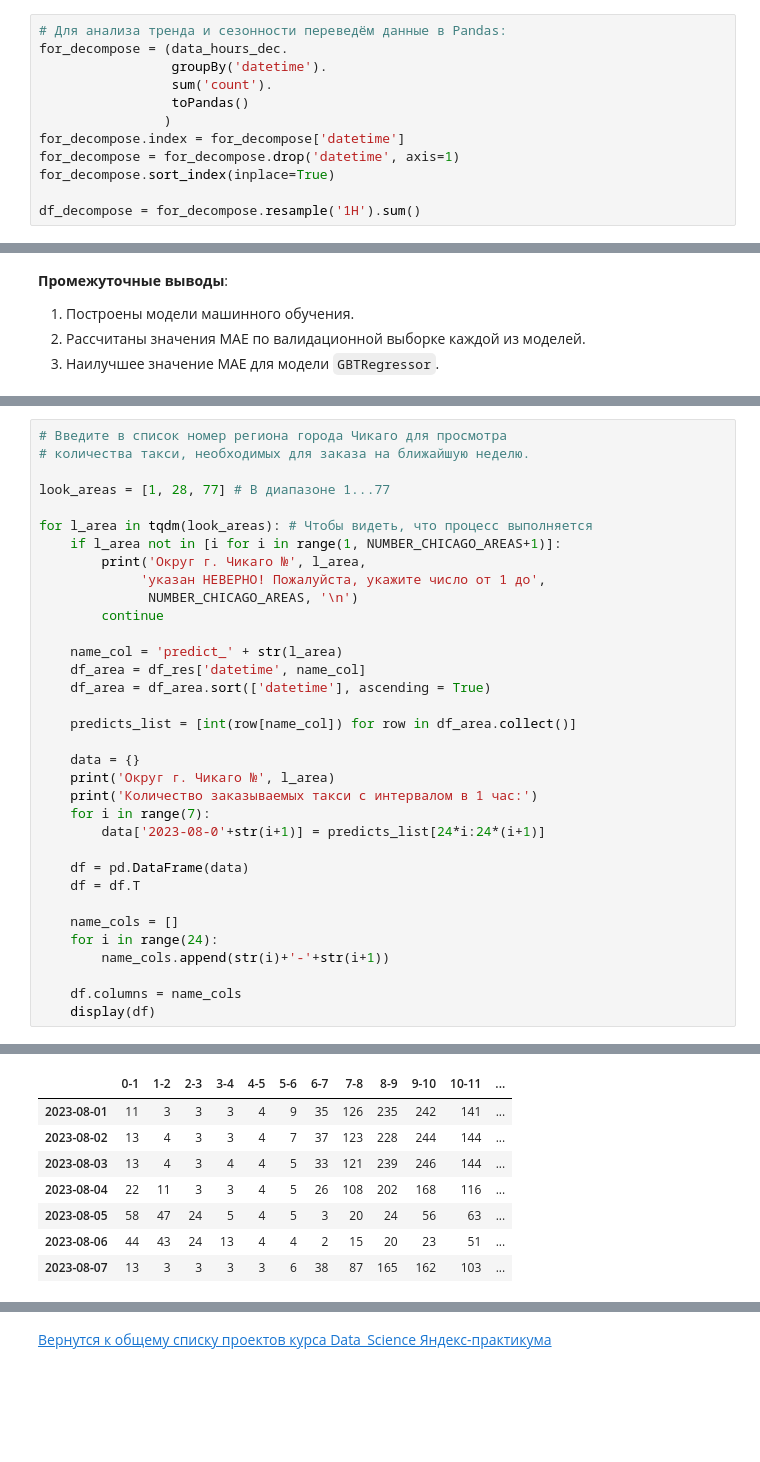
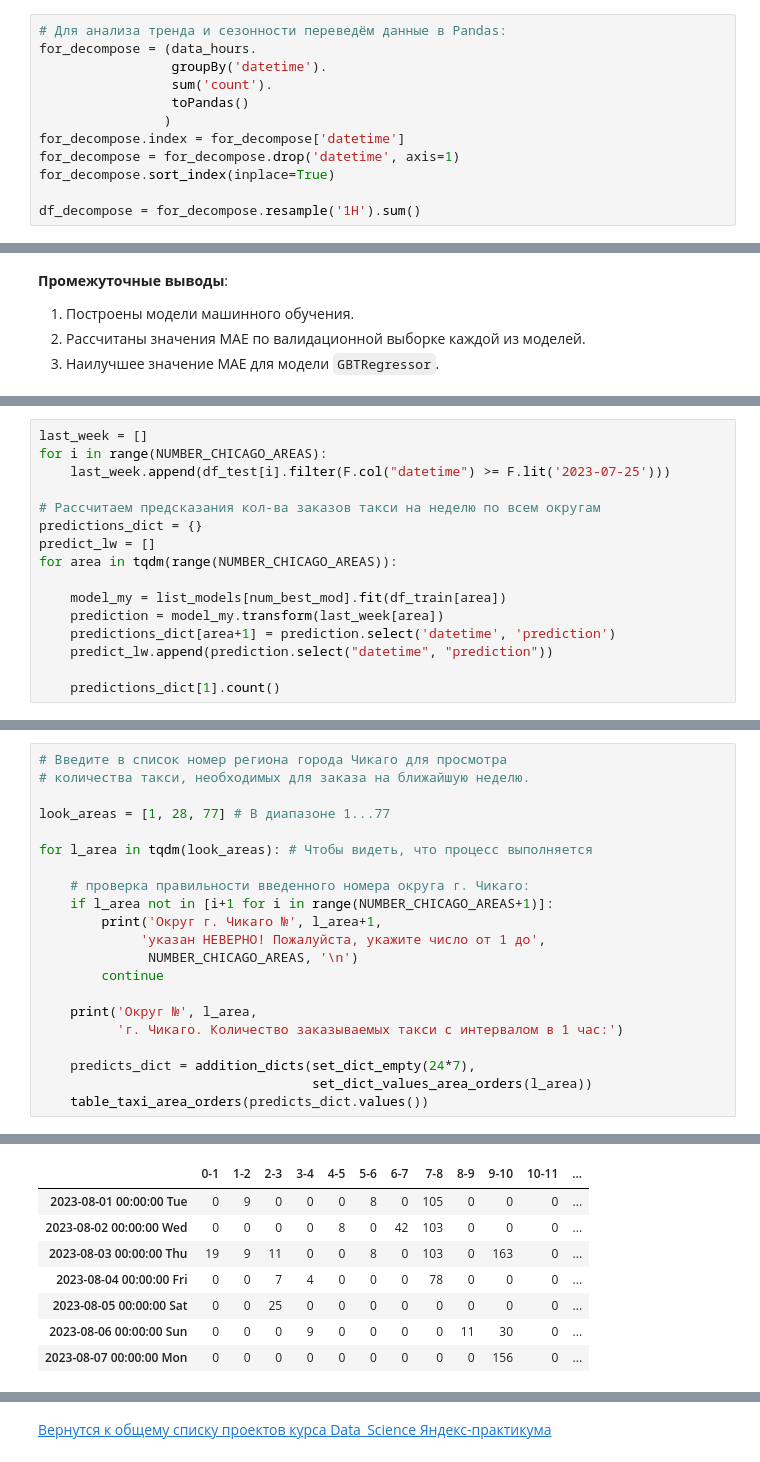
Before and after one commit to evgeniy-yandex/Data_Science, a Jupyter notebook: BigData_PySpark_taxi/BigData_pySPARK_taxi.ipynb, the cells around one changed output, grey strips where cells are left out. Cells and saved outputs as stored; diff of their text form; blank space fills up the shorter version.

Commit message:
Final table was added.

```diff
--- a/BigData_PySpark_taxi/BigData_pySPARK_taxi.ipynb
+++ b/BigData_PySpark_taxi/BigData_pySPARK_taxi.ipynb
@@ -738,7 +806,7 @@ for step in tqdm(range(4)):
 ## 3.4. Анализ тренда и сезонности.
 # %%
 # Для анализа тренда и сезонности переведём данные в Pandas:
-for_decompose = (data_hours_dec.
+for_decompose = (data_hours.
                  groupBy('datetime').
                  sum('count').
                  toPandas()
@@ -1295,0 +1454,16 @@ df_res.count()
+# %%
+last_week = []
+for i in range(NUMBER_CHICAGO_AREAS):
+    last_week.append(df_test[i].filter(F.col("datetime") >= F.lit('2023-07-25')))
+
+# Рассчитаем предсказания кол-ва заказов такси на неделю по всем округам
+predictions_dict = {}
+predict_lw = []
+for area in tqdm(range(NUMBER_CHICAGO_AREAS)):
+
+    model_my = list_models[num_best_mod].fit(df_train[area])
+    prediction = model_my.transform(last_week[area])
+    predictions_dict[area+1] = prediction.select('datetime', 'prediction')
+    predict_lw.append(prediction.select("datetime", "prediction"))
+
+    predictions_dict[1].count()
@@ -1302,31 +1548,18 @@ df_res.count()
 look_areas = [1, 28, 77] # В диапазоне 1...77
 
 for l_area in tqdm(look_areas): # Чтобы видеть, что процесс выполняется
-    if l_area not in [i for i in range(1, NUMBER_CHICAGO_AREAS+1)]:
-        print('Округ г. Чикаго №', l_area,
+
+    # проверка правильности введенного номера округа г. Чикаго:
+    if l_area not in [i+1 for i in range(NUMBER_CHICAGO_AREAS+1)]:
+        print('Округ г. Чикаго №', l_area+1,
              'указан НЕВЕРНО! Пожалуйста, укажите число от 1 до',
               NUMBER_CHICAGO_AREAS, '\n')
         continue
 
-    name_col = 'predict_' + str(l_area)
-    df_area = df_res['datetime', name_col]
-    df_area = df_area.sort(['datetime'], ascending = True)
+    print('Округ №', l_area,
+          'г. Чикаго. Количество заказываемых такси с интервалом в 1 час:')
 
-    predicts_list = [int(row[name_col]) for row in df_area.collect()]
-
-    data = {}
-    print('Округ г. Чикаго №', l_area)
-    print('Количество заказываемых такси с интервалом в 1 час:')
-    for i in range(7):
-        data['2023-08-0'+str(i+1)] = predicts_list[24*i:24*(i+1)]
-
-    df = pd.DataFrame(data)
-    df = df.T
-
-    name_cols = []
-    for i in range(24):
-        name_cols.append(str(i)+'-'+str(i+1))
-
-    df.columns = name_cols
-    display(df)
+    predicts_dict = addition_dicts(set_dict_empty(24*7),
+                                   set_dict_values_area_orders(l_area))
+    table_taxi_area_orders(predicts_dict.values())
 # %% [output]
@@ -1345,8 +1576,8 @@ for l_area in tqdm(look_areas): # Чтобы видеть, что процесс
 |  | 0-1 | 1-2 | 2-3 | 3-4 | 4-5 | 5-6 | 6-7 | 7-8 | 8-9 | 9-10 | 10-11 | ... |
-| 2023-08-01 | 11 | 3 | 3 | 3 | 4 | 9 | 35 | 126 | 235 | 242 | 141 | ... |
-| 2023-08-02 | 13 | 4 | 3 | 3 | 4 | 7 | 37 | 123 | 228 | 244 | 144 | ... |
-| 2023-08-03 | 13 | 4 | 3 | 4 | 4 | 5 | 33 | 121 | 239 | 246 | 144 | ... |
-| 2023-08-04 | 22 | 11 | 3 | 3 | 4 | 5 | 26 | 108 | 202 | 168 | 116 | ... |
-| 2023-08-05 | 58 | 47 | 24 | 5 | 4 | 5 | 3 | 20 | 24 | 56 | 63 | ... |
-| 2023-08-06 | 44 | 43 | 24 | 13 | 4 | 4 | 2 | 15 | 20 | 23 | 51 | ... |
-| 2023-08-07 | 13 | 3 | 3 | 3 | 3 | 6 | 38 | 87 | 165 | 162 | 103 | ... |
+| 2023-08-01 00:00:00 Tue | 0 | 9 | 0 | 0 | 0 | 8 | 0 | 105 | 0 | 0 | 0 | ... |
+| 2023-08-02 00:00:00 Wed | 0 | 0 | 0 | 0 | 8 | 0 | 42 | 103 | 0 | 0 | 0 | ... |
+| 2023-08-03 00:00:00 Thu | 19 | 9 | 11 | 0 | 0 | 8 | 0 | 103 | 0 | 163 | 0 | ... |
+| 2023-08-04 00:00:00 Fri | 0 | 0 | 7 | 4 | 0 | 0 | 0 | 78 | 0 | 0 | 0 | ... |
+| 2023-08-05 00:00:00 Sat | 0 | 0 | 25 | 0 | 0 | 0 | 0 | 0 | 0 | 0 | 0 | ... |
+| 2023-08-06 00:00:00 Sun | 0 | 0 | 0 | 9 | 0 | 0 | 0 | 0 | 11 | 30 | 0 | ... |
+| 2023-08-07 00:00:00 Mon | 0 | 0 | 0 | 0 | 0 | 0 | 0 | 0 | 0 | 156 | 0 | ... |
```
Also changed, not shown: parts of 88 cells of this notebook.
